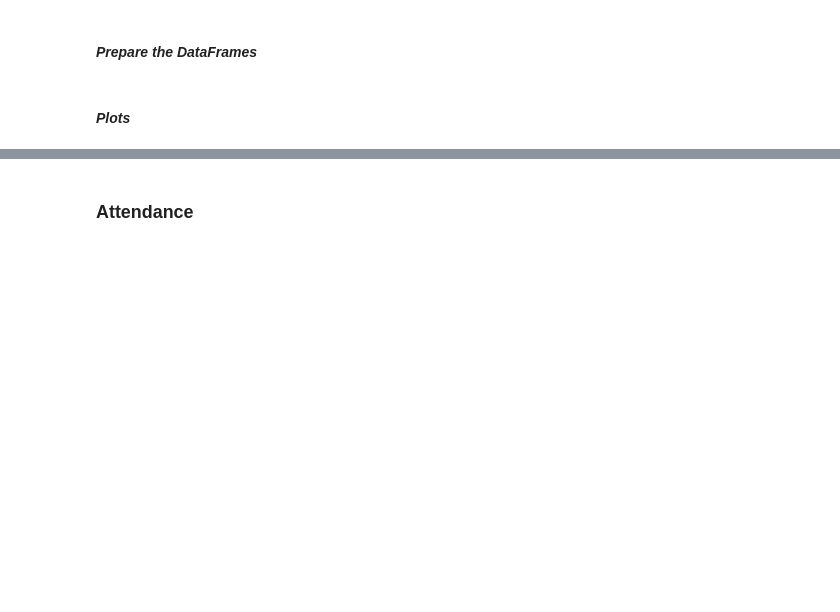
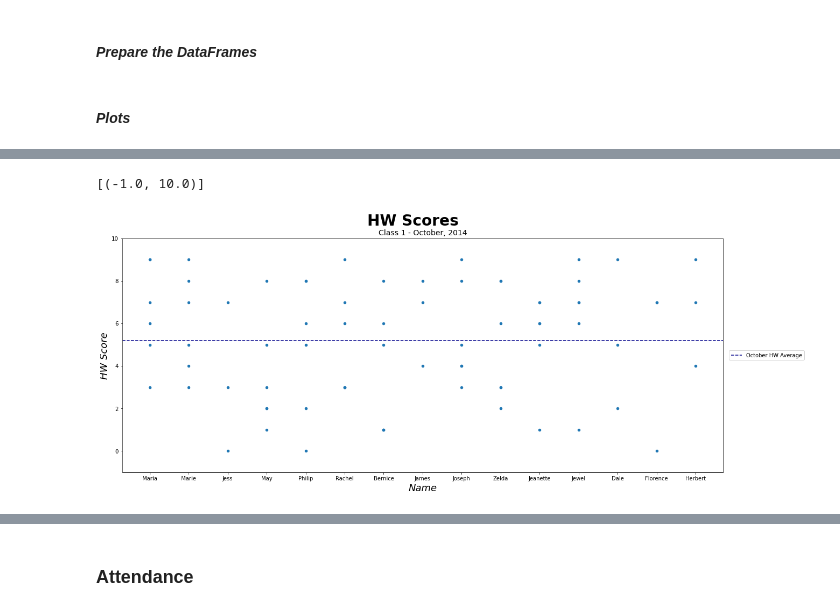
Before and after one commit to mikitz/china-students, a Jupyter notebook: (Teacher) Class Reports.ipynb, the cells around one changed output, grey strips where cells are left out. Cells and saved outputs as stored; diff of their text form; code cells hidden in the pictures; blank space fills up the shorter version.

```diff
--- a/(Teacher) Class Reports.ipynb
+++ b/(Teacher) Class Reports.ipynb
@@ -214,0 +200,18 @@ fShowValuesOnBars(ax)
+# %%
+# Plot the data
+ax = dfHWScoresDate.plot.scatter(x = 'STUDENT_NAME_ENGLISH', y = 'HW_SCORE', figsize = (20, 8))
+# Plot the this month's HW average score
+plt.axhline(y = dfHWScoresDate['HW_SCORE'].where(dfHWScoresDate['HW_ASSIGNED_DATE'].dt.month == tiMonth).mean(),
+            color = 'darkblue', linestyle = 'dashed', label = '{} HW Average'.format(oMonth))
+            # Set up the legend
+plt.legend(bbox_to_anchor=(1.01, 0.5), loc='center left', borderaxespad=0)
+# Format the graph
+tSubtitle = 'Class {} - {}, {}'.format(tiClassID, oMonth, tiYear)
+plt.suptitle("HW Scores", size = 28, fontweight = "bold", y = 0.96, ha = 'center')
+ax.set_title(tSubtitle, size = 14, ha = 'center')
+ax.set_xlabel("Name", size = 18, style="italic")
+ax.set_ylabel("HW Score", size = 18, style="italic")
+ax.set(ylim = (-1, 10))
+# %% [output]
+[(-1.0, 10.0)]
+[figure, added]
```
Also changed, not shown: parts of 19 cells of this notebook, 1 other file.
